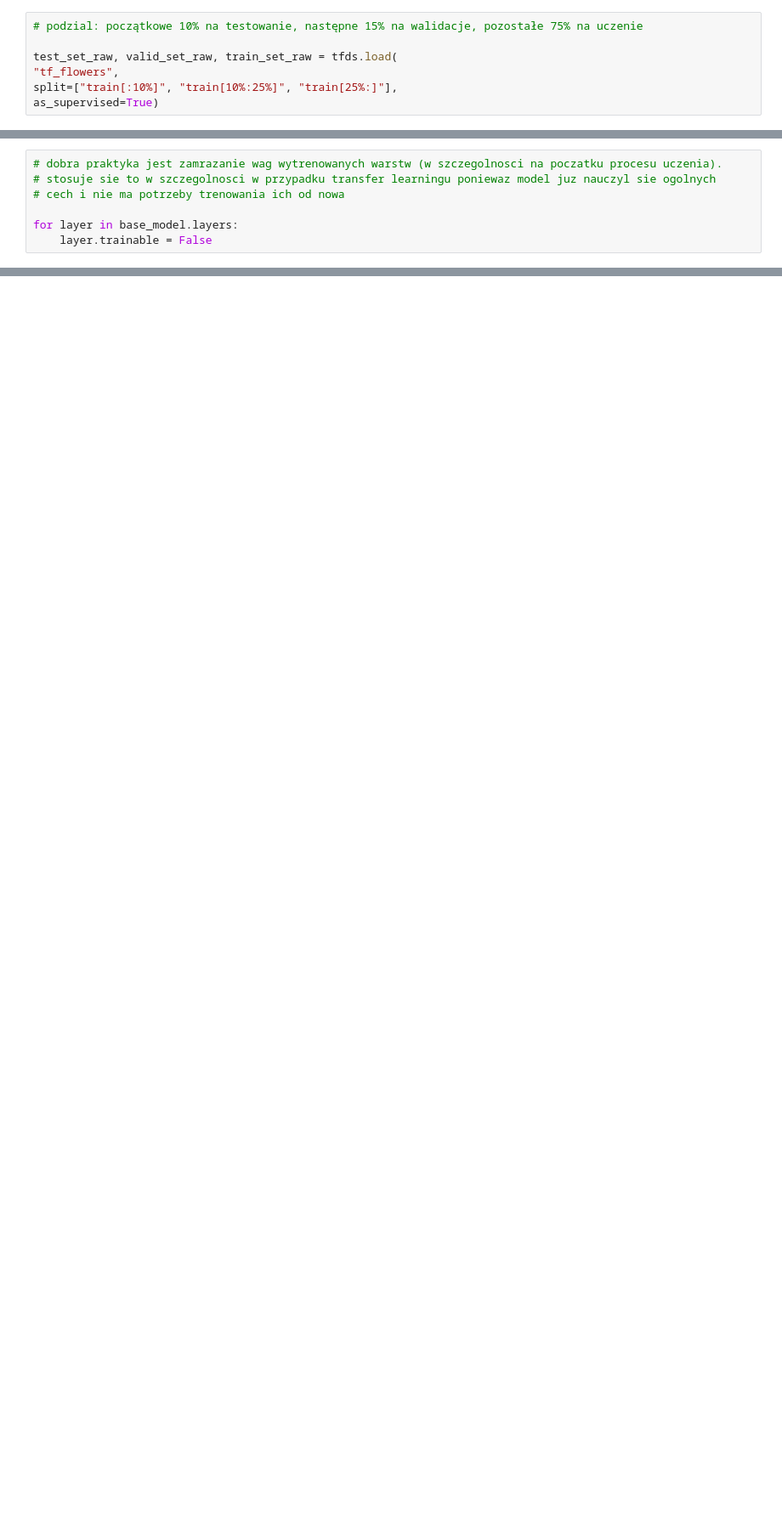
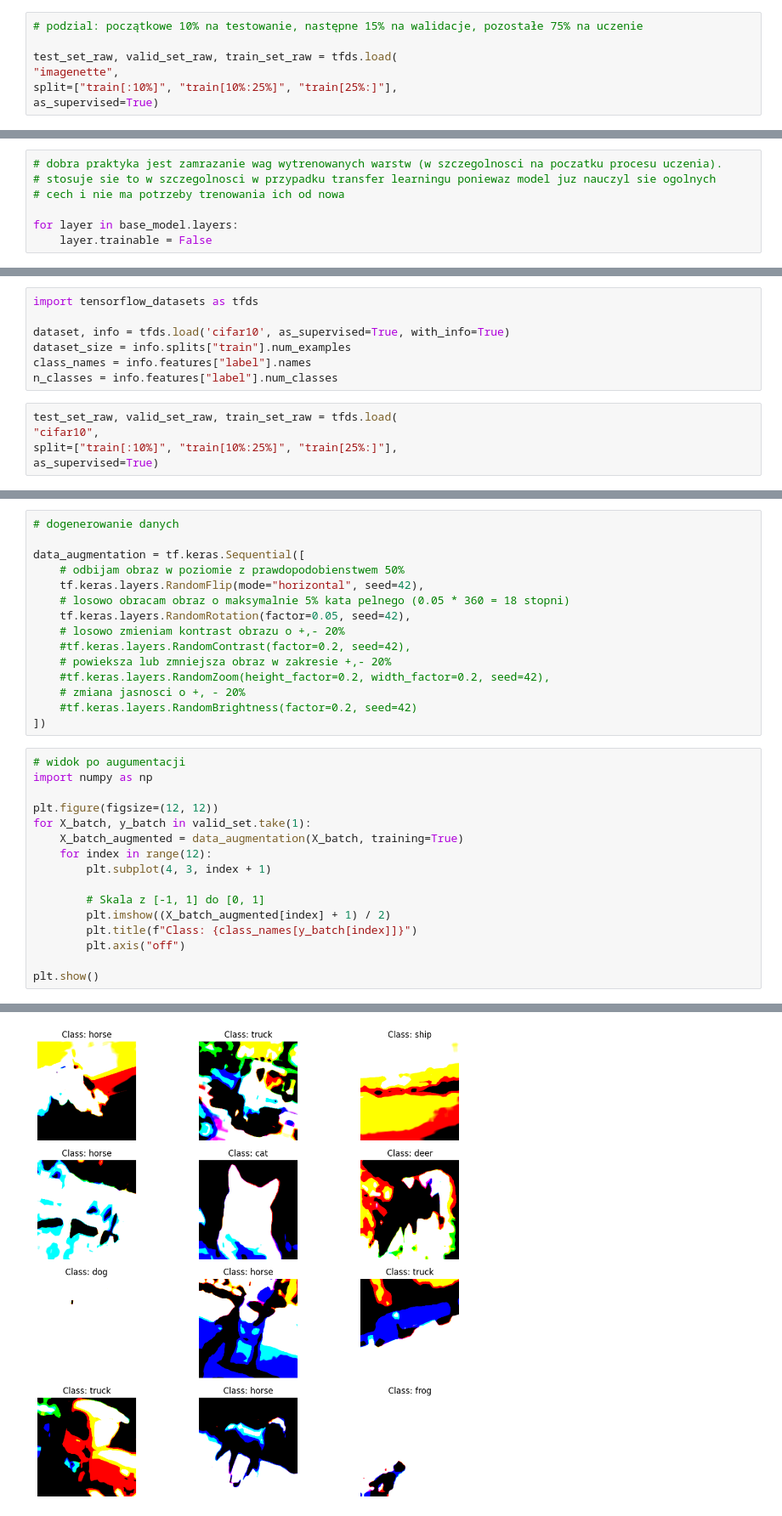
Before and after one commit to lukaszplust/Projects, a Jupyter notebook: CNN.ipynb, the cells around one changed output, grey strips where cells are left out. Shown at 85% size. Saved outputs shown, nothing was run; the diff lists cells and outputs as text; blank space fills up the shorter version.

```diff
--- a/CNN.ipynb
+++ b/CNN.ipynb
@@ -101,7 +119,7 @@ Dataset tf_flowers downloaded and prepared to /root/tensorflow_datasets/tf_flowe
 # podzial: początkowe 10% na testowanie, następne 15% na walidacje, pozostałe 75% na uczenie
 
 test_set_raw, valid_set_raw, train_set_raw = tfds.load(
-"tf_flowers",
+"imagenette",
 split=["train[:10%]", "train[10%:25%]", "train[25%:]"],
 as_supervised=True)
 # %%
@@ -238,0 +399,12 @@ Epoch 3/3
+# %%
+import tensorflow_datasets as tfds
+
+dataset, info = tfds.load('cifar10', as_supervised=True, with_info=True)
+dataset_size = info.splits["train"].num_examples
+class_names = info.features["label"].names
+n_classes = info.features["label"].num_classes
+# %%
+test_set_raw, valid_set_raw, train_set_raw = tfds.load(
+"cifar10",
+split=["train[:10%]", "train[10%:25%]", "train[25%:]"],
+as_supervised=True)
@@ -238,0 +444,32 @@ Epoch 3/3
+# %%
+# dogenerowanie danych
+
+data_augmentation = tf.keras.Sequential([
+    # odbijam obraz w poziomie z prawdopodobienstwem 50%
+    tf.keras.layers.RandomFlip(mode="horizontal", seed=42),
+    # losowo obracam obraz o maksymalnie 5% kata pelnego (0.05 * 360 = 18 stopni)
+    tf.keras.layers.RandomRotation(factor=0.05, seed=42),
+    # losowo zmieniam kontrast obrazu o +,- 20%
+    #tf.keras.layers.RandomContrast(factor=0.2, seed=42),
+    # powieksza lub zmniejsza obraz w zakresie +,- 20%
+    #tf.keras.layers.RandomZoom(height_factor=0.2, width_factor=0.2, seed=42),
+    # zmiana jasnosci o +, - 20%
+    #tf.keras.layers.RandomBrightness(factor=0.2, seed=42)
+])
+# %%
+# widok po augumentacji
+import numpy as np
+
+plt.figure(figsize=(12, 12))
+for X_batch, y_batch in valid_set.take(1):
+    X_batch_augmented = data_augmentation(X_batch, training=True)
+    for index in range(12):
+        plt.subplot(4, 3, index + 1)
+
+        # Skala z [-1, 1] do [0, 1]
+        plt.imshow((X_batch_augmented[index] + 1) / 2)
+        plt.title(f"Class: {class_names[y_batch[index]]}")
+        plt.axis("off")
+
+plt.show()
+# %% [output]
@@ -238,0 +488 @@ Epoch 3/3
+[figure, added]
```
Also changed, not shown: parts of 30 cells of this notebook.
